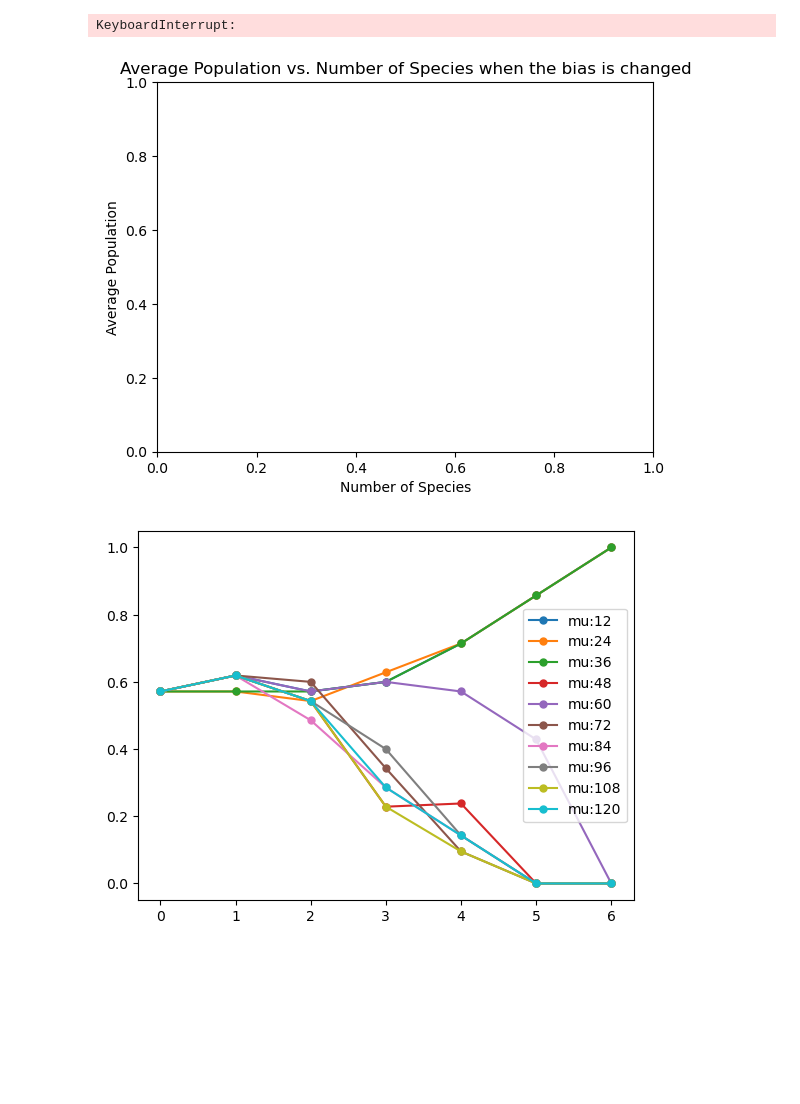
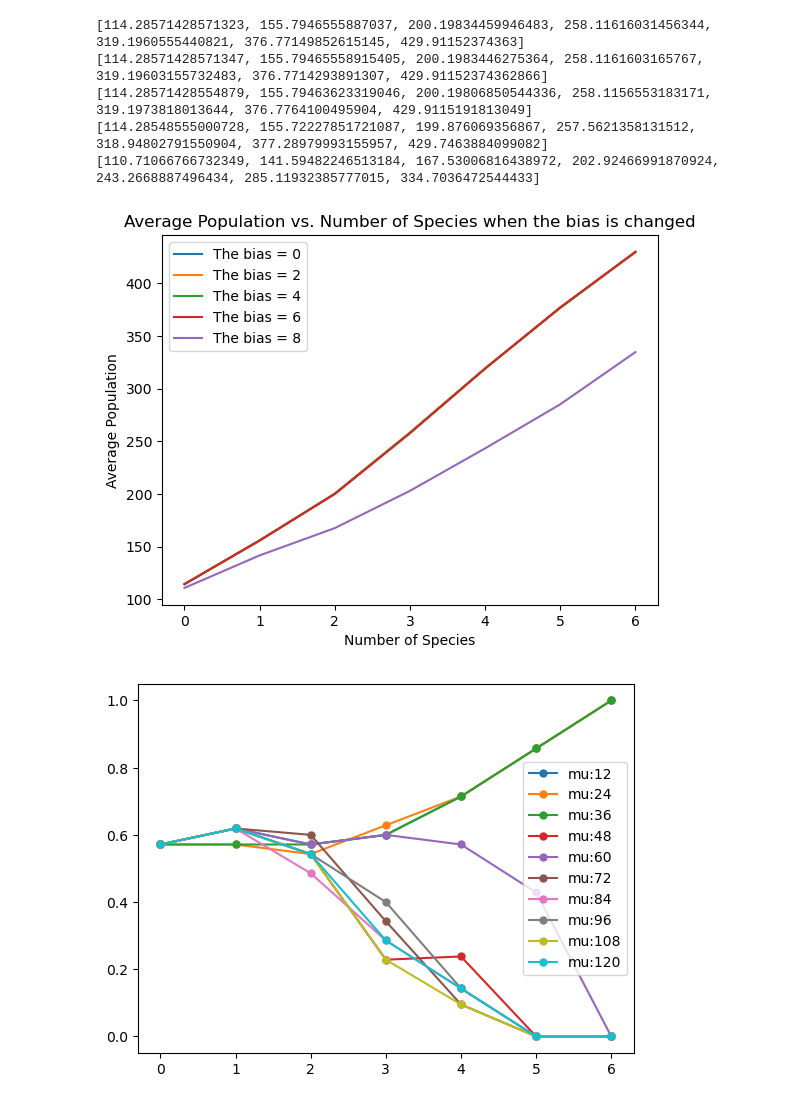
Before and after one commit to SILENT-GUO/MCM_works, a Jupyter notebook: Competition/Tasks/Task3.ipynb, the cells around one changed output. Drawn from its saved outputs; the diff is of its cells as text; code cells hidden in the pictures; blank space fills up the shorter version.

```diff
--- a/Competition/Tasks/Task3.ipynb
+++ b/Competition/Tasks/Task3.ipynb
@@ -318,7 +318,7 @@ def doCompetitionModel(A, period, adding, temp_cycle):
             if(species_solution[i][-1] > 1e-1):
                 average_population += species_solution[i][-1]
                 num_non_extinct += 1
-        return overflow/len(indices), max(idx_list), average_population/ num_non_extinct
+        return overflow/len(indices), max(idx_list), average_population, num_non_extinct
 
     used_indices_list = []
     overflow_list = []
@@ -333,7 +333,7 @@ def doCompetitionModel(A, period, adding, temp_cycle):
                 indices.append(indice)
         indices = sorted(indices)
         if(indices not in used_indices_list):
-            overflow, eqil_time, aver_population = montecarlosimulation(indices)
+            overflow, eqil_time, aver_population, num_non_extinct = montecarlosimulation(indices)
             used_indices_list.append(indices)
             overflow_list.append(overflow)
             equi_list.append(eqil_time)
@@ -375,32 +377,36 @@ plt.show()
 # %%
 overall_population = []
 plt.title("Average Population vs. Number of Species when the bias is changed")
 plt.xlabel("Number of Species")
 plt.ylabel("Average Population")
 for i in range(0,10,2):
     overall_population.append([])
     A_mu, A_sigma = 5/3  , 5
     period_mu, period_sigma = 12, 15
     A = np.random.normal(A_mu, A_sigma, 5000)
     period = np.random.normal(period_mu, period_sigma, 5000)
     period = [-p for p in period if p < 0] + [p for p in period if p > 0]
-    adding = 5/3 * i
+    adding = i
     adding_average_population_list, adding_used_indices_list = doCompetitionModel(A, period, adding, temp_cycle)
     population_dict = {}
     for i in range(7):
         population_dict[i] = []
     for idx, indices in enumerate(adding_used_indices_list):
         population_dict[len(indices) - 1].append(adding_average_population_list[idx])
     for i in range(7):
         population_dict[i] = np.mean(population_dict[i])
     population_list_adding = [population_dict[i] for i in range(7)]
     plt.plot(range(7), population_list_adding, label = "The bias = " + str(adding))
     print(population_list_adding)
 plt.legend()
 plt.show()
 # %% [output]
-KeyboardInterrupt:
+[114.28571428571323, 155.7946555887037, 200.19834459946483, 258.11616031456344, 319.1960555440821, 376.77149852615145, 429.91152374363]
+[114.28571428571347, 155.79465558915405, 200.1983446275364, 258.1161603165767, 319.19603155732483, 376.7714293891307, 429.91152374362866]
+[114.28571428554879, 155.79463623319046, 200.19806850544336, 258.1156553183171, 319.1973818013644, 376.7764100495904, 429.9115191813049]
+[114.28548555000728, 155.72227851721087, 199.876069356867, 257.5621358131512, 318.94802791550904, 377.28979993155957, 429.7463884099082]
+[110.71066766732349, 141.59482246513184, 167.53006816438972, 202.92466991870924, 243.2668887496434, 285.11932385777015, 334.7036472544433]
-[figure, old version]
+[figure, new version]
 # %%
 
 
```
Also changed, not shown: parts of 3 cells of this notebook, 2 other files.
